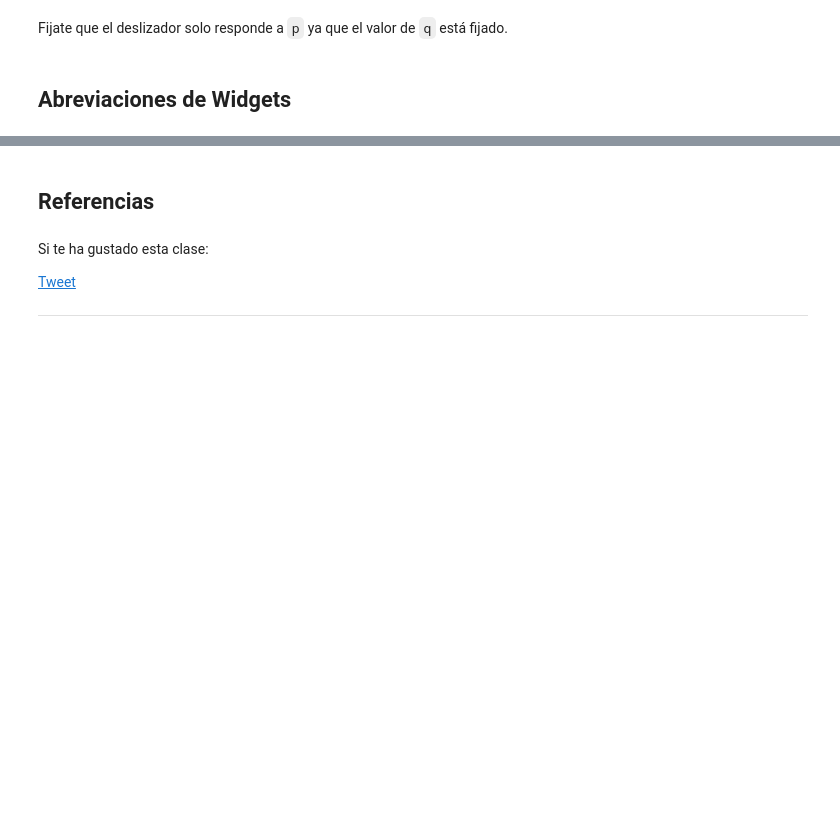
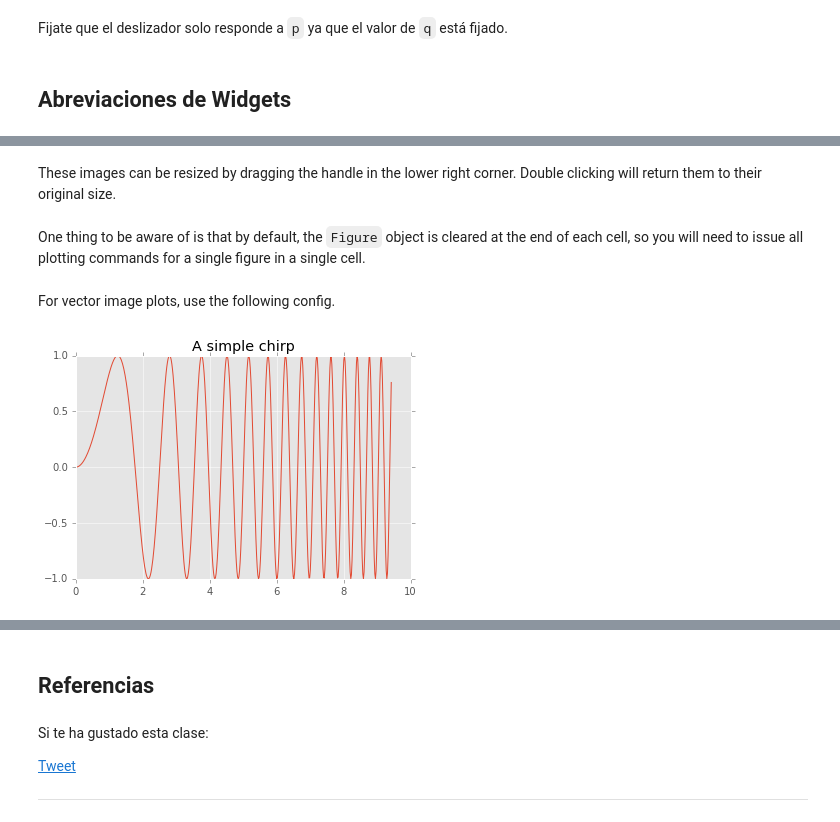
Before and after one commit to CAChemE/curso-python-cientifico, a Jupyter notebook: Notebooks/Clase_widgets-interactivos-IPython.ipynb, the cells around one changed output, grey strips where cells are left out. Drawn from its saved outputs; the diff is of its cells as text; code cells hidden in the pictures; blank space fills up the shorter version.

```diff
--- a/Notebooks/Clase_widgets-interactivos-IPython.ipynb
+++ b/Notebooks/Clase_widgets-interactivos-IPython.ipynb
@@ -76,0 +222,13 @@ Fijate que el deslizador solo responde a `p` ya que el valor de `q` está fijado
+# %% [markdown]
+These images can be resized by dragging the handle in the lower right corner.  Double clicking will return them to their original size.
+# %% [markdown]
+One thing to be aware of is that by default, the `Figure` object is cleared at the end of each cell, so you will need to issue all plotting commands for a single figure in a single cell.
+# %% [markdown]
+For vector image plots, use the following config.
+# %%
+x = np.linspace(0, 3*np.pi, 500)
+plt.plot(x, np.sin(x**2))
+plt.title('A simple chirp');
+plt.show()
+# %% [output]
+[figure, added]
```
Also changed, not shown: parts of 52 cells of this notebook.
